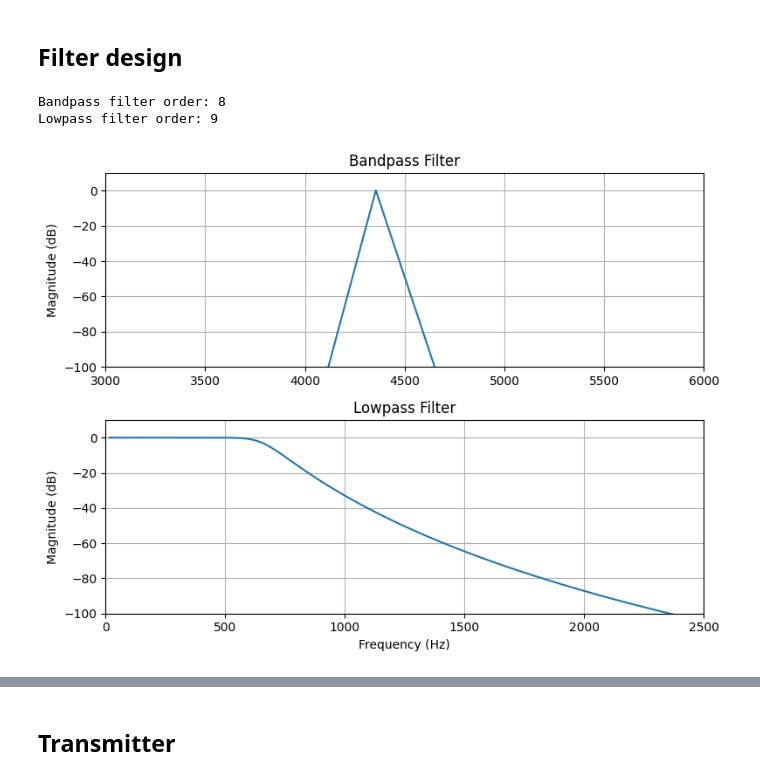
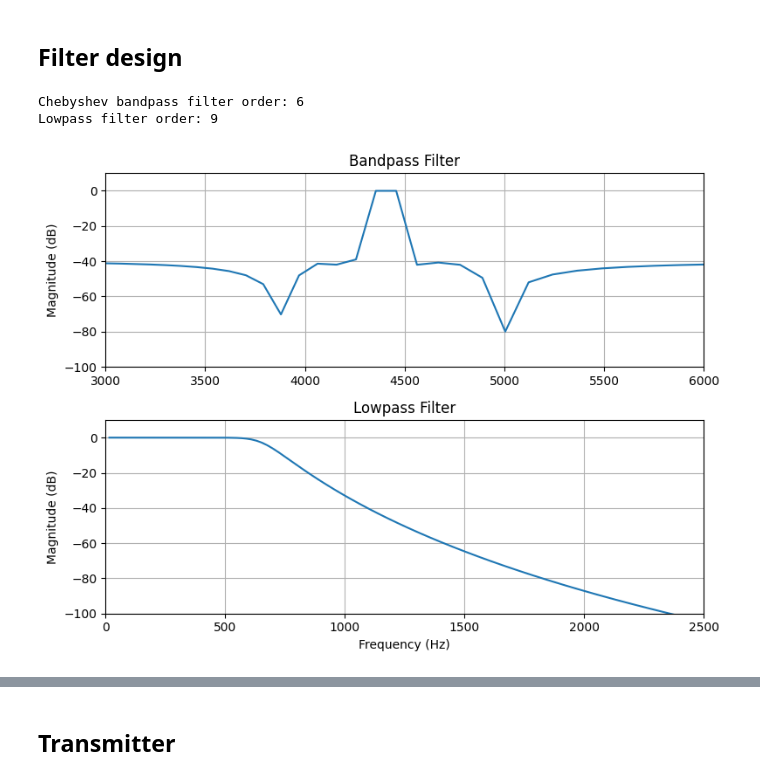
Before and after one commit to hannahpettersson/sigtransprojekt15, a Jupyter notebook: project/lab_2.ipynb, the cells around one changed output, grey strips where cells are left out. Saved outputs shown, nothing was run; the diff lists cells and outputs as text; code cells hidden in the pictures.

```diff
--- a/project/lab_2.ipynb
+++ b/project/lab_2.ipynb
@@ -23,28 +23,33 @@ tr = 1
 phi = -wc*tr
 
 # Lab 2
-K = 10
+K = 5
 s_freq = fc * K
 Ts = 1 / s_freq
 f_nyquist = s_freq/2 #22000 Hz
 
 Ap = 2
 As = 40
-wp = [4350, 4450]
-ws = [4300, 4500]
-wp_norm = [f*(2*np.pi) for f in wp]
-ws_norm = [f*(2*np.pi) for f in ws]
 
-wp_norm_d = np.array(wp) / f_nyquist
-ws_norm_d = np.array(ws) / f_nyquist
-
-#Lowpass filter parameters
 Ap_lp = 0.8 #passband ripple in db
 As_lp = 40 #stopband attenuation in db
 Wp_lp = 600 #HZ passband edge
 Ws_lp = 1100 #Hz stopband edge
+wp_arr = [4300, 4500]
+ws_arr = [4250, 4550]
+
+# Analog filter parameters (BP, LP)
+
+wp = 2*np.pi * np.array([4300, 4500])
+ws = 2*np.pi * np.array([4250, 4550])
+
 wp_lp_norm = Wp_lp*(2*np.pi)
 ws_lp_norm = Ws_lp*(2*np.pi)
+
+# Digital filter parameters (BP, LP)
+
+wp_dig = np.array(wp_arr) / f_nyquist
+ws_dig = np.array(ws_arr) / f_nyquist
 
 wp_lp_norm_d = Wp_lp/f_nyquist
 ws_lp_norm_d = Ws_lp/f_nyquist
@@ -56,52 +61,53 @@ data = "Hello World!"
 ## Filter design
 # %%
 # TODO: Design the filters ANALOG
+from scipy import signal
 
-Nb, w_c = signal.buttord(wp_norm, ws_norm, Ap, As, analog=True)
-Nb = np.abs(np.ceil(Nb))
-bb, ab = signal.butter(Nb, w_c, btype='bandpass', analog=True)
-wb, Hb = signal.freqs(bb, ab)
-print(f"Bandpass filter order: {Nb}")
+Nc, w_c = signal.cheb2ord(wp, ws, Ap, As, analog=True)
+Nc = int(np.ceil(Nc))
+cb, ca = signal.cheby2(Nc, As, w_c, btype='bandpass', analog=True)
+wc, Hc = signal.freqs(cb, ca)
+print(f"Chebyshev bandpass filter order: {Nc}")
 
 # #LP FILTER
 N_lp, Wn_lp = signal.buttord(wp_lp_norm, ws_lp_norm, Ap_lp, As_lp, analog=True)
-N_lp = np.abs(np.ceil(N_lp))
+N_lp = int(np.ceil(N_lp))
 print(f"Lowpass filter order: {N_lp}")
 b_lp, a_lp = signal.butter(N_lp,Wn_lp, btype='lowpass', analog=True)
-w_bp, h_bp = signal.freqs(bb, ab)
+w_bp, h_bp = signal.freqs(cb, ca)
 f_bp = w_bp / (2*np.pi)  # convert from rad/s to Hz
 
 # Lowpass filter coefficients: b_lp, a_lp
 w_lp, h_lp = signal.freqs(b_lp, a_lp)
 f_lp = w_lp / (2*np.pi)  # convert from rad/s to Hz
 
 # Plot both filters
 fig, ax = plt.subplots(2,1, figsize=(8,6))
 
 # Bandpass
 ax[0].plot(f_bp, 20*np.log10(np.abs(h_bp)))
 ax[0].set_title("Bandpass Filter")
 ax[0].set_ylabel("Magnitude (dB)")
 ax[0].set_xlim(3000,6000)
 ax[0].set_ylim(-100,10)
 ax[0].grid(True)
 
 # Lowpass
 ax[1].plot(f_lp, 20*np.log10(np.abs(h_lp)))
 ax[1].set_title("Lowpass Filter")
 ax[1].set_xlabel("Frequency (Hz)")
 ax[1].set_xlim(0,2500)
 ax[1].set_ylim(-100,10)
 
 ax[1].set_ylabel("Magnitude (dB)")
 ax[1].grid(True)
 
 plt.tight_layout()
 plt.show()
 # %% [output]
-Bandpass filter order: 8
+Chebyshev bandpass filter order: 6
 Lowpass filter order: 9
-[figure, old version]
+[figure, new version]
 # %%
 
 #DIGITAL FILTERS
```
Also changed, not shown: parts of 3 cells of this notebook.
